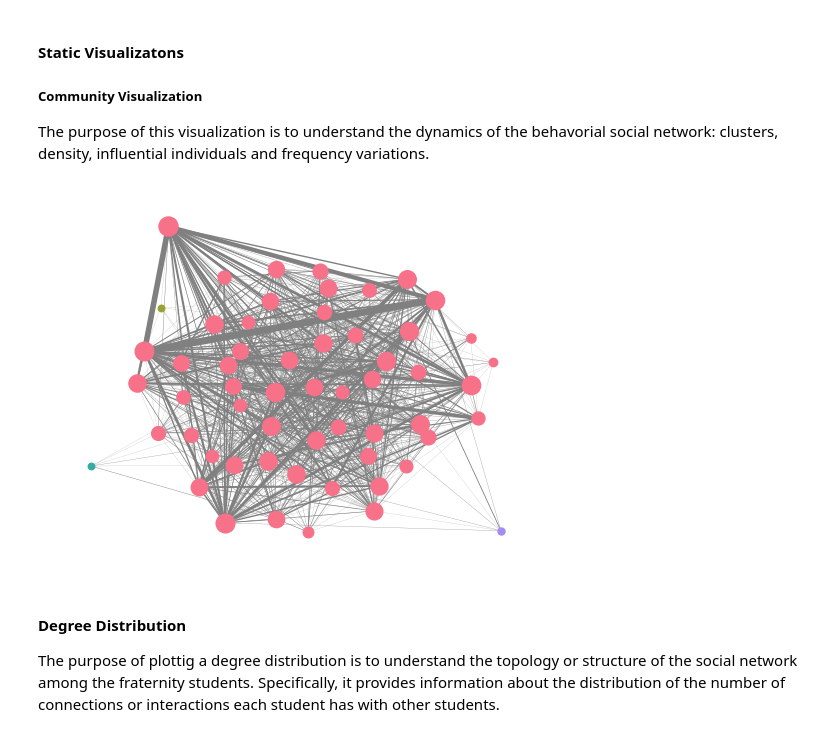
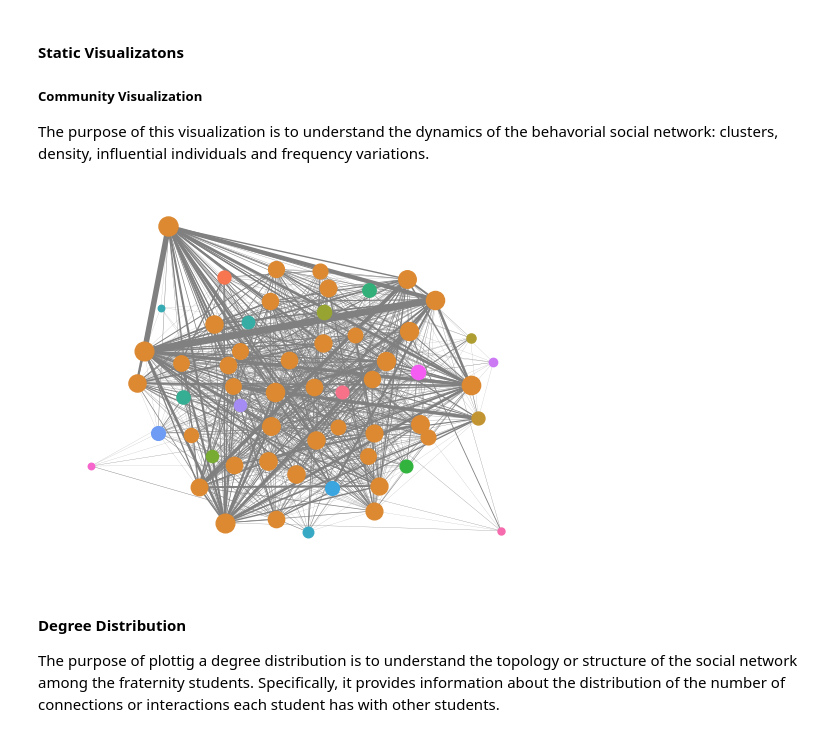
Before and after one commit to lucasgtx2/DataViz_Project, a Jupyter notebook: datavis_project.ipynb, the cells around one changed output. Saved outputs shown, nothing was run; the diff lists cells and outputs as text; code cells hidden in the pictures.

```diff
--- a/datavis_project.ipynb
+++ b/datavis_project.ipynb
@@ -57,29 +57,29 @@ The purpose of this visualization is to understand the dynamics of the behavoria
 # %%
 # apply Girvan Newman method for community identification
 comp = nx.community.girvan_newman(G_b)
-k = 4  # number of communities
+k = 20  # number of communities
 for _ in range(k-1):
     comms = next(comp)
 
 # define color list from Seaborn color palette
 color_list =  sns.color_palette("husl", k)
 
 # create a list of sizes based on vertex's normalized degree centrality
 sizes = nx.degree_centrality(G_b)
 sizes_sum = sum(sizes.values())
 sizes_norm = {node: score / sizes_sum for node, score in sizes.items()}
 
 # create graph with color coded communities
 for comm, c in zip(comms, color_list):
     for node in comm:
         nx.draw_networkx_nodes(G_b, pos, nodelist=[node], node_color=[c], node_size=7000*sizes_norm[node])
 
 nx.draw_networkx_edges(G_b, pos, width=edge_weights, edge_color="gray")
 
 plt.axis('off')
 plt.show()
 # %% [output]
-[figure, old version]
+[figure, new version]
 # %% [markdown]
 #### Degree Distribution
 The purpose of plottig a degree distribution is to understand the topology or structure of the social network among the fraternity students. Specifically, it provides information about the distribution of the number of connections or interactions each student has with other students.
```
Also changed, not shown: parts of 6 cells of this notebook.
